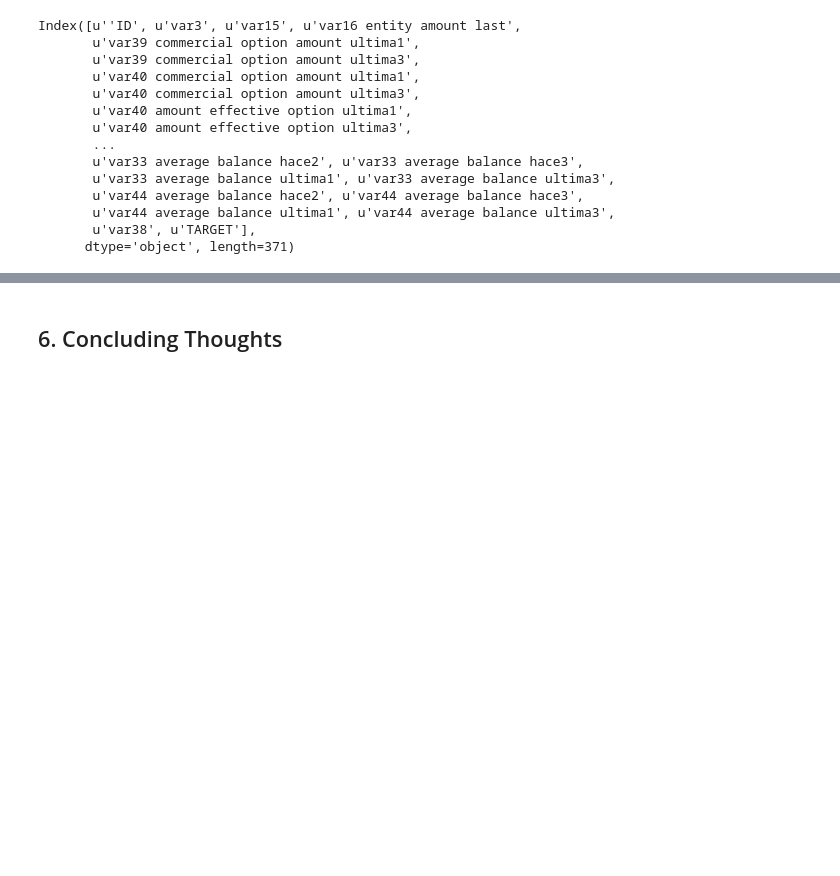
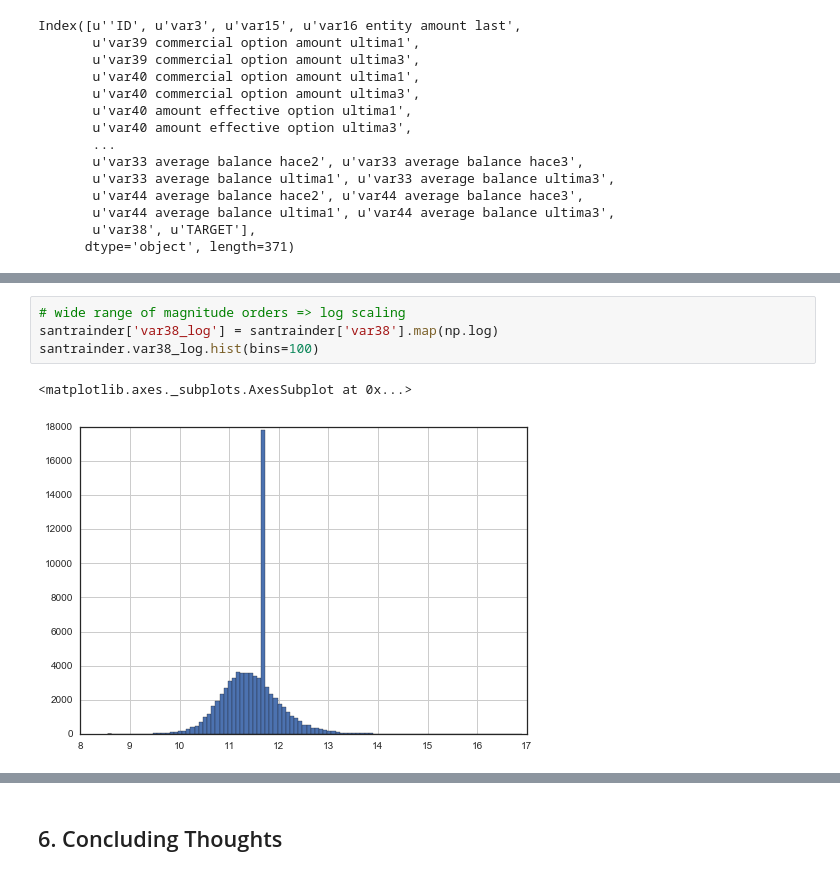
Before and after one commit to sketchychen/kaggle_santander, a Jupyter notebook: kaggle_santander_draft.ipynb, the cells around one changed output, grey strips where cells are left out. Drawn from its saved outputs; the diff is of its cells as text; blank space fills up the shorter version.

```diff
--- a/kaggle_santander_draft.ipynb
+++ b/kaggle_santander_draft.ipynb
@@ -137,0 +281,7 @@ sns.set(style="white", color_codes=True)
+# %%
+# wide range of magnitude orders => log scaling
+santrainder['var38_log'] = santrainder['var38'].map(np.log)
+santrainder.var38_log.hist(bins=100)
+# %% [output]
+<matplotlib.axes._subplots.AxesSubplot at 0x...>
+[figure, added]
```
Also changed, not shown: parts of 41 cells of this notebook.
